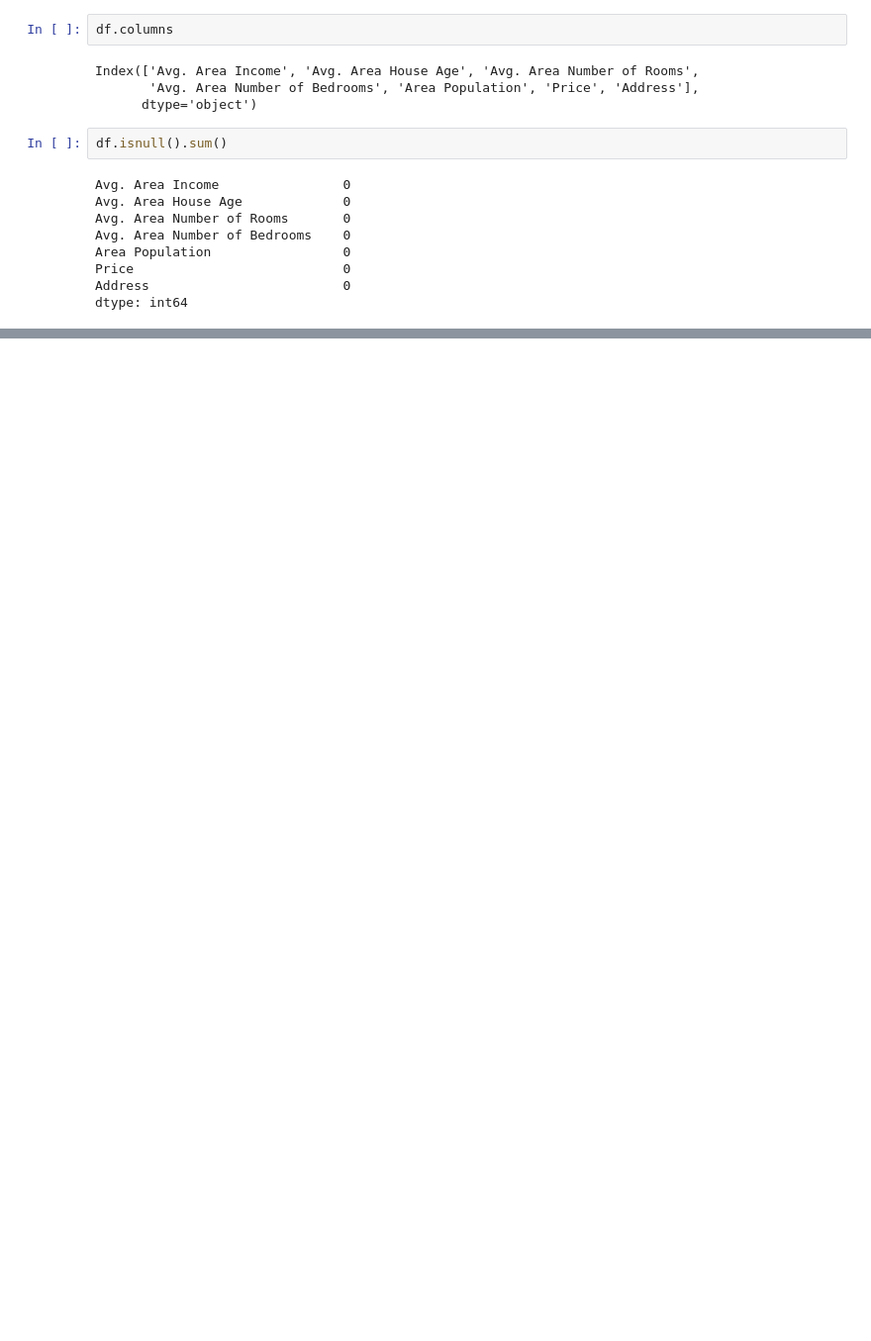
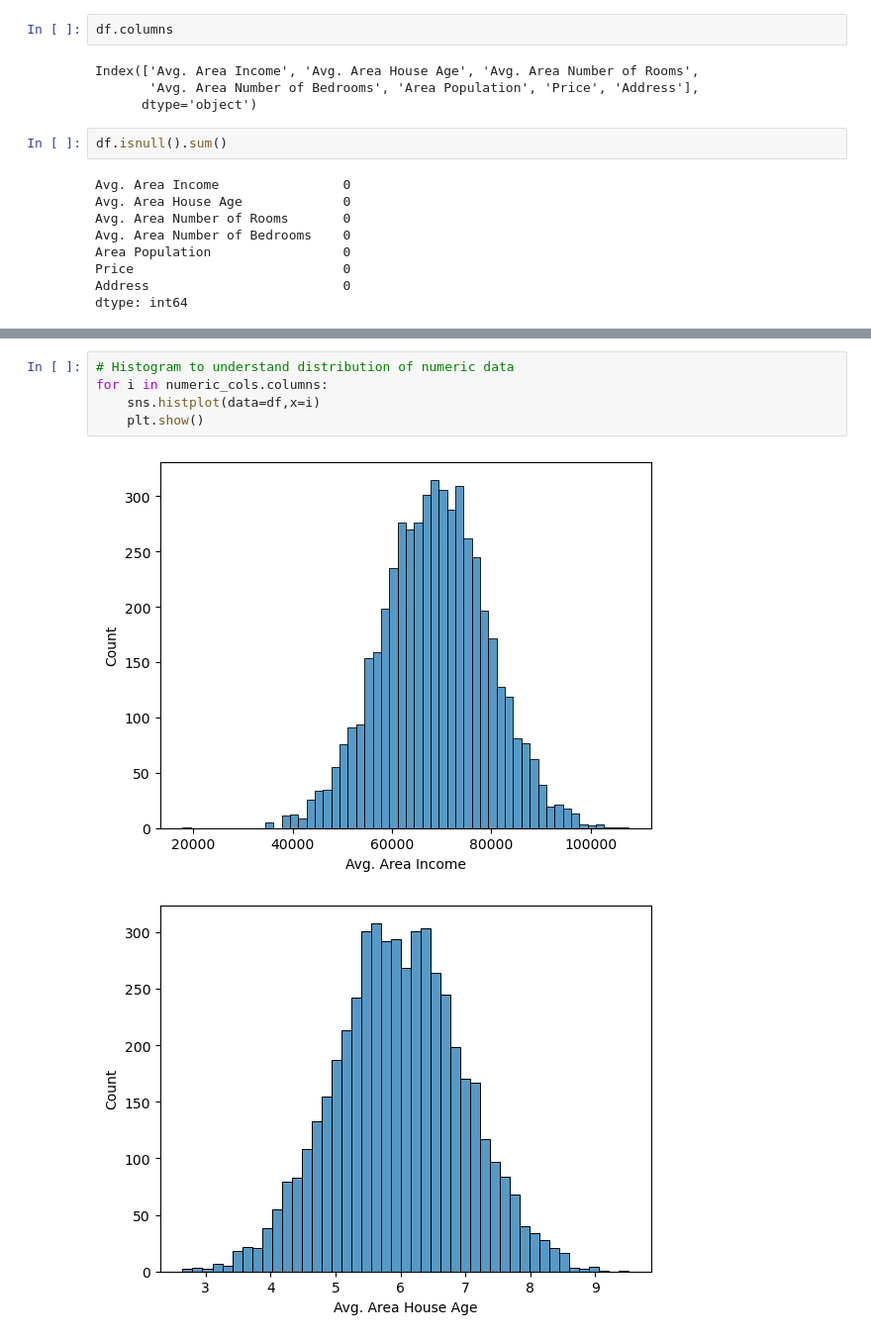
Before and after one commit to Preksha1404/AI-ML-training, a Jupyter notebook: Regression_Mini_Task/Regression_Mini_Task.ipynb, the cells around one changed output, grey strips where cells are left out. Shown at 99% size. Drawn from its saved outputs; the diff is of its cells as text; blank space fills up the shorter version.

```diff
--- a/Regression_Mini_Task/Regression_Mini_Task.ipynb
+++ b/Regression_Mini_Task/Regression_Mini_Task.ipynb
@@ -83,0 +109,8 @@ Name: Address, Length: 5000, dtype: object
+# %%
+# Histogram to understand distribution of numeric data
+for i in numeric_cols.columns:
+    sns.histplot(data=df,x=i)
+    plt.show()
+# %% [output]
+[figure, added]
+[figure, added]
```
Also changed, not shown: parts of 42 cells of this notebook, 1 other file.
